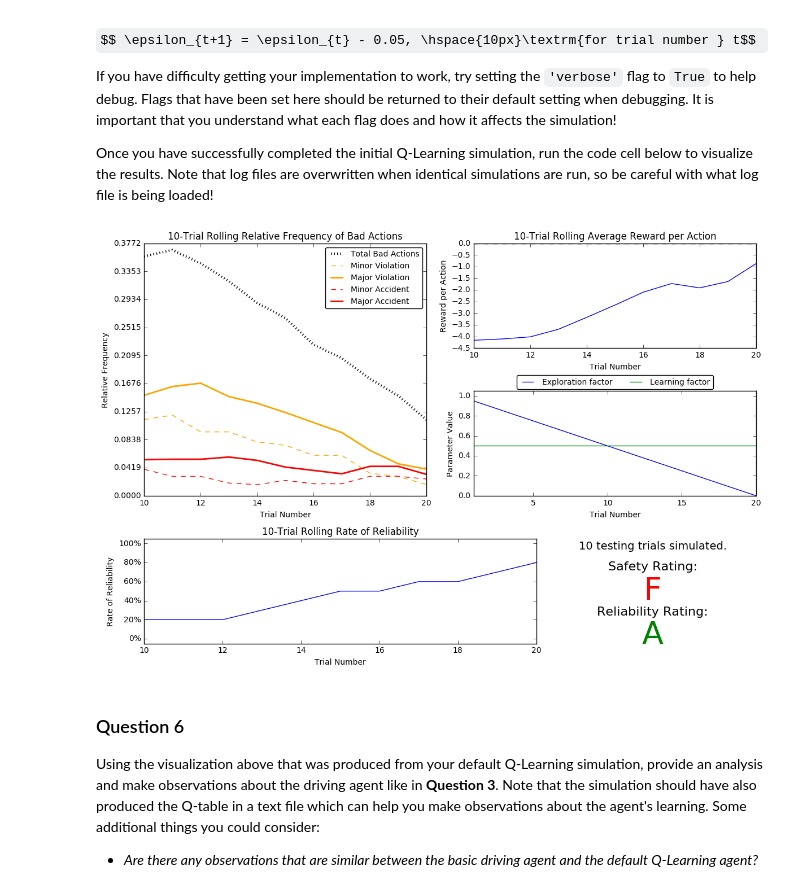
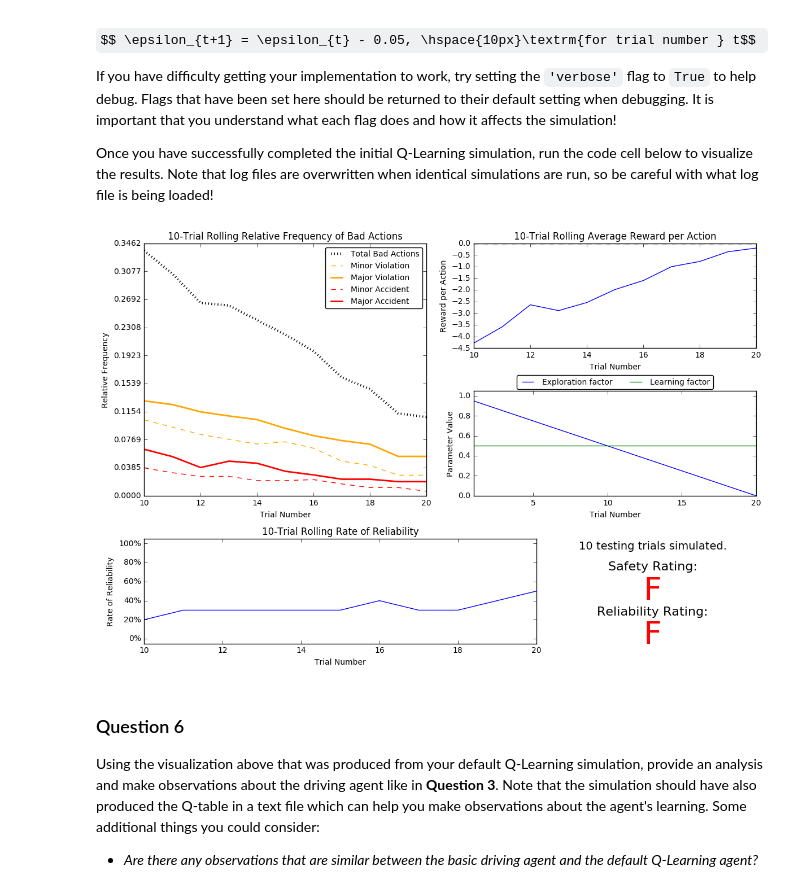
Before and after one commit to ajmanser/smartcab, a Jupyter notebook: smartcab.ipynb, the cells around one changed output. Cells and saved outputs as stored; diff of their text form; code cells hidden in the pictures; some formulas as TeX source.

```diff
--- a/smartcab.ipynb
+++ b/smartcab.ipynb
@@ -188,9 +188,9 @@ If you have difficulty getting your implementation to work, try setting the `'ve
 Once you have successfully completed the initial Q-Learning simulation, run the code cell below to visualize the results. Note that log files are overwritten when identical simulations are run, so be careful with what log file is being loaded!
 # %%
 # Load the 'sim_default-learning' file from the default Q-Learning simulation
-vs.plot_trials('sim_improved-learning.csv')
+vs.plot_trials('sim_default-learning.csv')
 # %% [output]
-[figure, old version]
+[figure, new version]
 # %% [markdown]
 ### Question 6
 Using the visualization above that was produced from your default Q-Learning simulation, provide an analysis and make observations about the driving agent like in **Question 3**. Note that the simulation should have also produced the Q-table in a text file which can help you make observations about the agent's learning. Some additional things you could consider:
```
Also changed, not shown: parts of 2 cells of this notebook, 2 other files.
